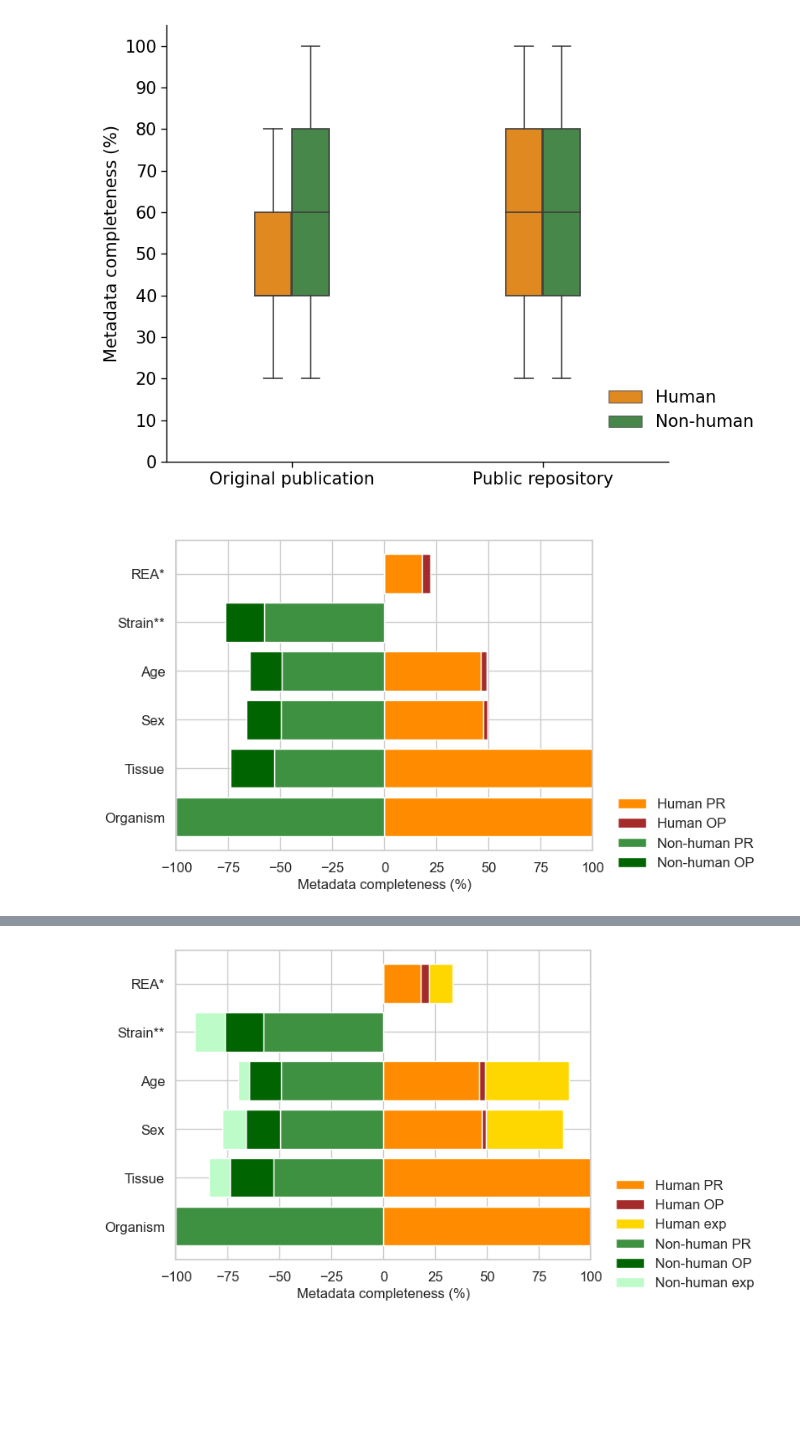
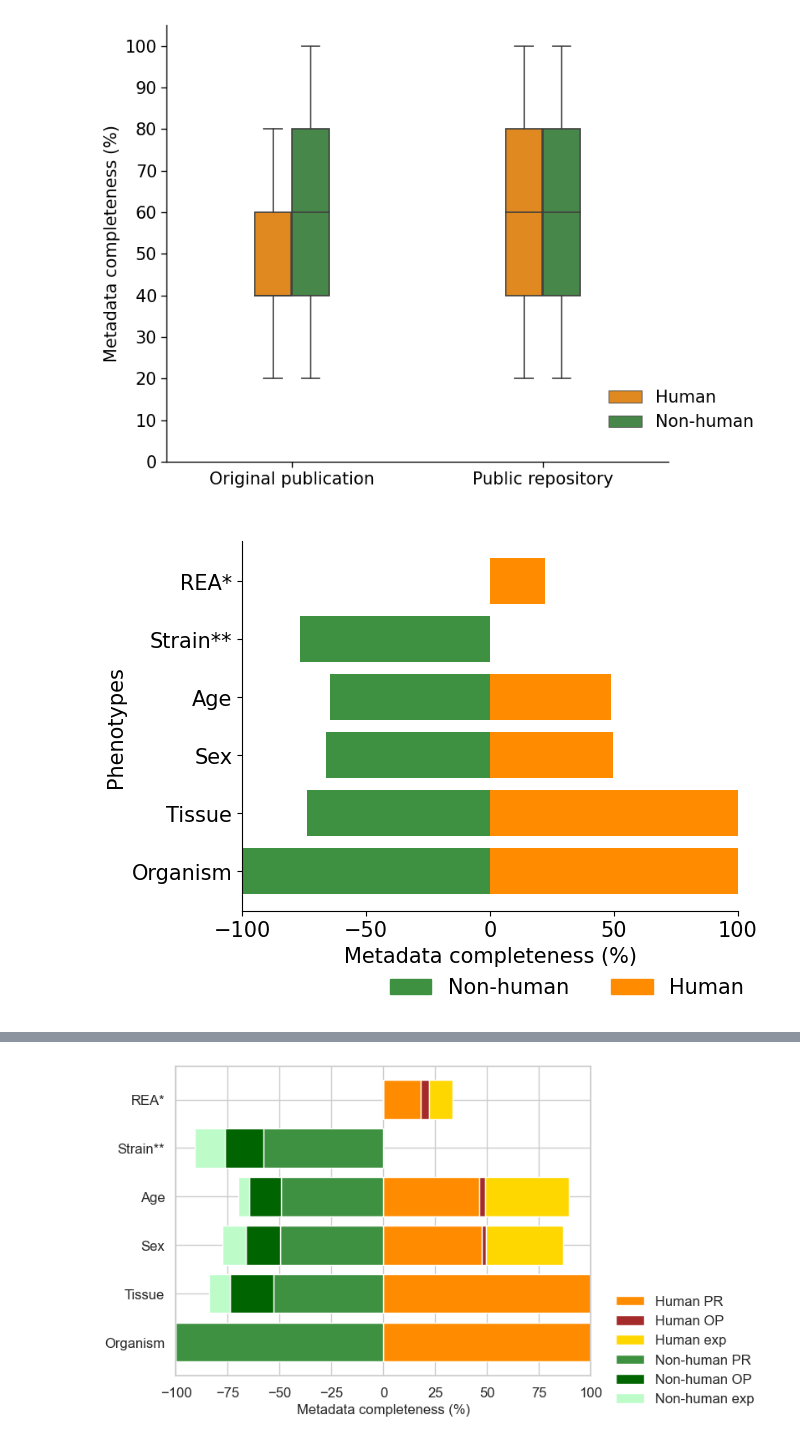
Before and after one commit to Mangul-Lab-USC/metadata-completeness, a Jupyter notebook: Notebooks/Main_Figures_metadata_project.ipynb, the cells around one changed output, grey strips where cells are left out. Cells and saved outputs as stored; diff of their text form; code cells hidden in the pictures; blank space fills up the shorter version.

```diff
--- a/Notebooks/Main_Figures_metadata_project.ipynb
+++ b/Notebooks/Main_Figures_metadata_project.ipynb
@@ -2095,34 +2705,55 @@ plt.savefig('Figure_9.png', dpi=300, bbox_inches='tight', pad_inches=2)
 # %%
 # Figure 8
 categories = ['Organism', 'Tissue', 'Sex','Age', 'Strain**','REA*']
 human_PR = [100, (20004/20047)*100 , (9466/20047)*100, (9232/20047)*100, 0, (3628/20047)*100]  # Positive values for PR
 human_OP = [0, (43/20047)*100, (444/20047)*100, (569/20047)*100, 0,  (786/20047)*100]  # Positive values for OP
 non_PR = [-100, -(76771/144862)*100, -(72161/144862)*100, -(71471/144862)*100, -(83797/144862)*100,0]  # Negative values for males
 non_OP = [0, -(30410/144862)*100, -(23818/144862)*100, -(22155/144862)*100 , -(26977/144862)*100,0]  # Negative values for females
 
 
 
 fig, ax = plt.subplots()
 
 # Create positive stacked horizontal bars
 ax.barh(categories, human_PR, color='#FF8C00', label='Human PR')
-ax.barh(categories, human_OP, left=human_PR, color='#A52A2A', label='Human OP')
+ax.barh(categories, human_OP, left=human_PR, color='#FF8C00', label='Human OP')
 
 # Create negative stacked horizontal bars
 ax.barh(categories, non_PR, color='#3D9140', label='Non-human PR')
-ax.barh(categories, non_OP, left=non_PR, color='#006400', label='Non-human OP')
+ax.barh(categories, non_OP, left=non_PR, color='#3D9140', label='Non-human OP')
 
 # Add labels and legend
-ax.set_xlabel('Metadata completeness (%)', fontsize=12)
-ax.legend(bbox_to_anchor=(1.03, 0.21), frameon=False, fontsize=12)
+ax.set_xlabel('Metadata completeness (%)', fontsize=15)
+ax.set_ylabel('Phenotypes', fontsize=15)
 
-ax.tick_params(axis='y', labelsize=12)  # Increase font size for y-axis labels
-ax.tick_params(axis='x', labelsize=12)  # Increase font size for y-axis labels
+ax.legend(bbox_to_anchor=(1.03, 0.21), frameon=False, fontsize=13)
+sns.despine()
 
 
-plt.savefig('Figure_10.png', dpi=300, bbox_inches='tight', pad_inches=2)
+legend_labels = ['Non-human', 'Human']
+
+# Create custom legend with specified colors
+legend_colors = ['#3D9140','#FF8C00']
+legend_patches = [mpatches.Patch(color=color, label=label) for color, label in zip(legend_colors, legend_labels)]
+
+ax.legend(handles=legend_patches, bbox_to_anchor=(1.05, -0.13), frameon=False, fontsize=15, ncol=2)
+
+# Customize legend title
+#legend.set_title('Legend Title', prop={'size': 14})
+
+# Customize legend labels
+#for label in legend.get_texts():
+#    label.set_fontsize(15)
+
+ax.tick_params(axis='y', labelsize=15)  # Increase font size for y-axis labels
+ax.tick_params(axis='x', labelsize=15)  # Increase font size for y-axis labels
+
+
+
+
+plt.savefig('Figure_8-1218.png', dpi=300, bbox_inches='tight', pad_inches=2)
 # %% [output]
-[figure, old version]
+[figure, new version]
 # %%
 # Figure 9
 data = {
```
Also changed, not shown: parts of 61 cells of this notebook, 44 other files.
